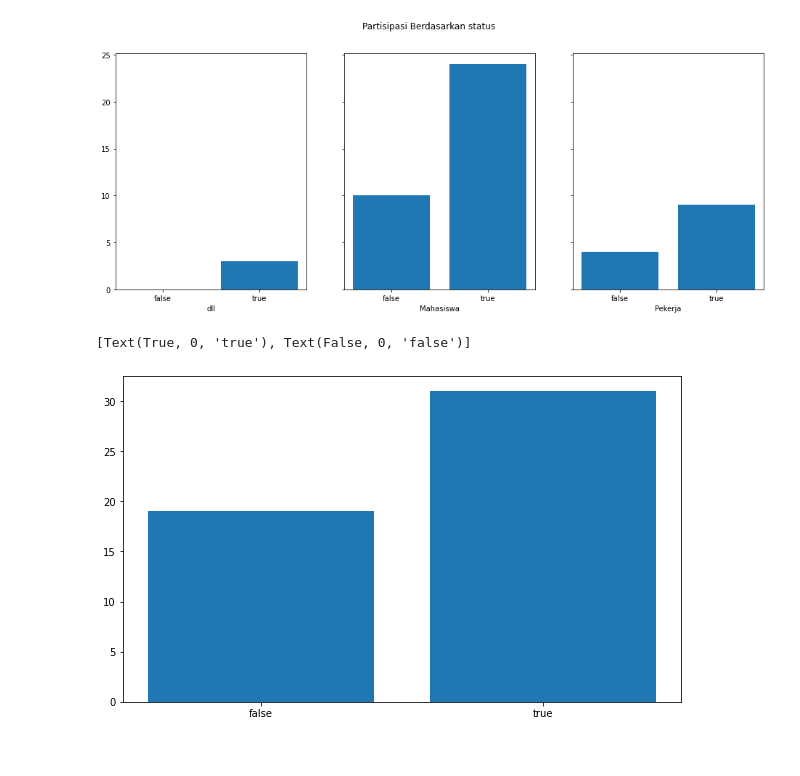
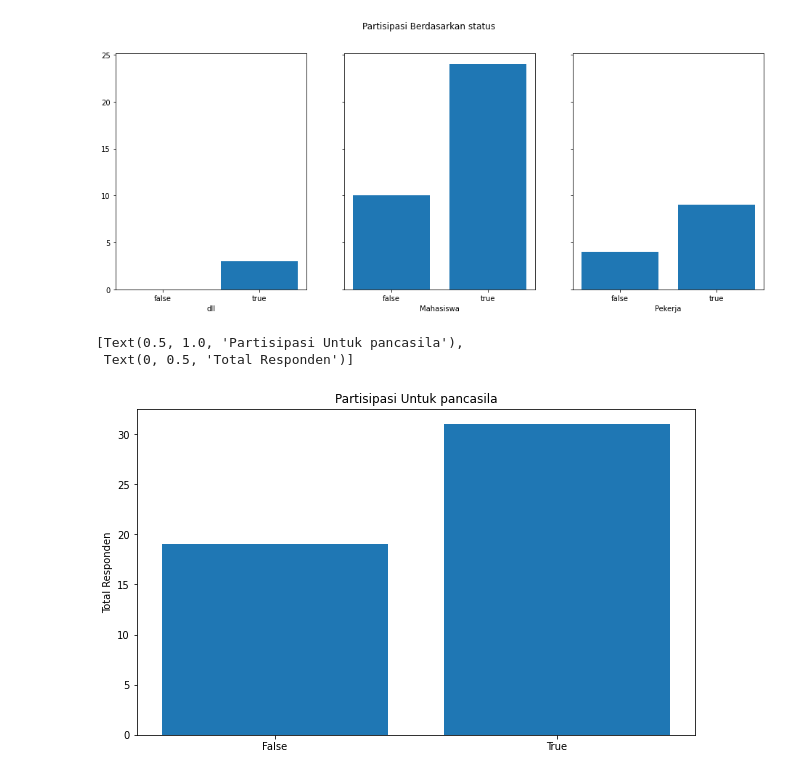
Before and after one commit to Xwyzworms/Tabular-Data-Small-Projects, a Jupyter notebook: Pancasila/pancasila.ipynb, the cells around one changed output. Cells and saved outputs as stored; diff of their text form; code cells hidden in the pictures.

```diff
--- a/Pancasila/pancasila.ipynb
+++ b/Pancasila/pancasila.ipynb
@@ -113,8 +116,10 @@ ax[2].set_xticklabels(["true","false"])
 # %%
 f,ax = plt.subplots(1,1,figsize=(10,6))
 ax.bar(df["partisipasi"].unique(),df["partisipasi"].value_counts())
 ax.set_xticks(df["partisipasi"].unique())
-ax.set_xticklabels(["true","false"])
+ax.set_xticklabels(["True","False"])
+ax.set(title="Partisipasi Untuk pancasila",ylabel="Total Responden")
 # %% [output]
-[Text(True, 0, 'true'), Text(False, 0, 'false')]
+[Text(0.5, 1.0, 'Partisipasi Untuk pancasila'),
+ Text(0, 0.5, 'Total Responden')]
-[figure, old version]
+[figure, new version]
```
Also changed, not shown: parts of 14 cells of this notebook.
